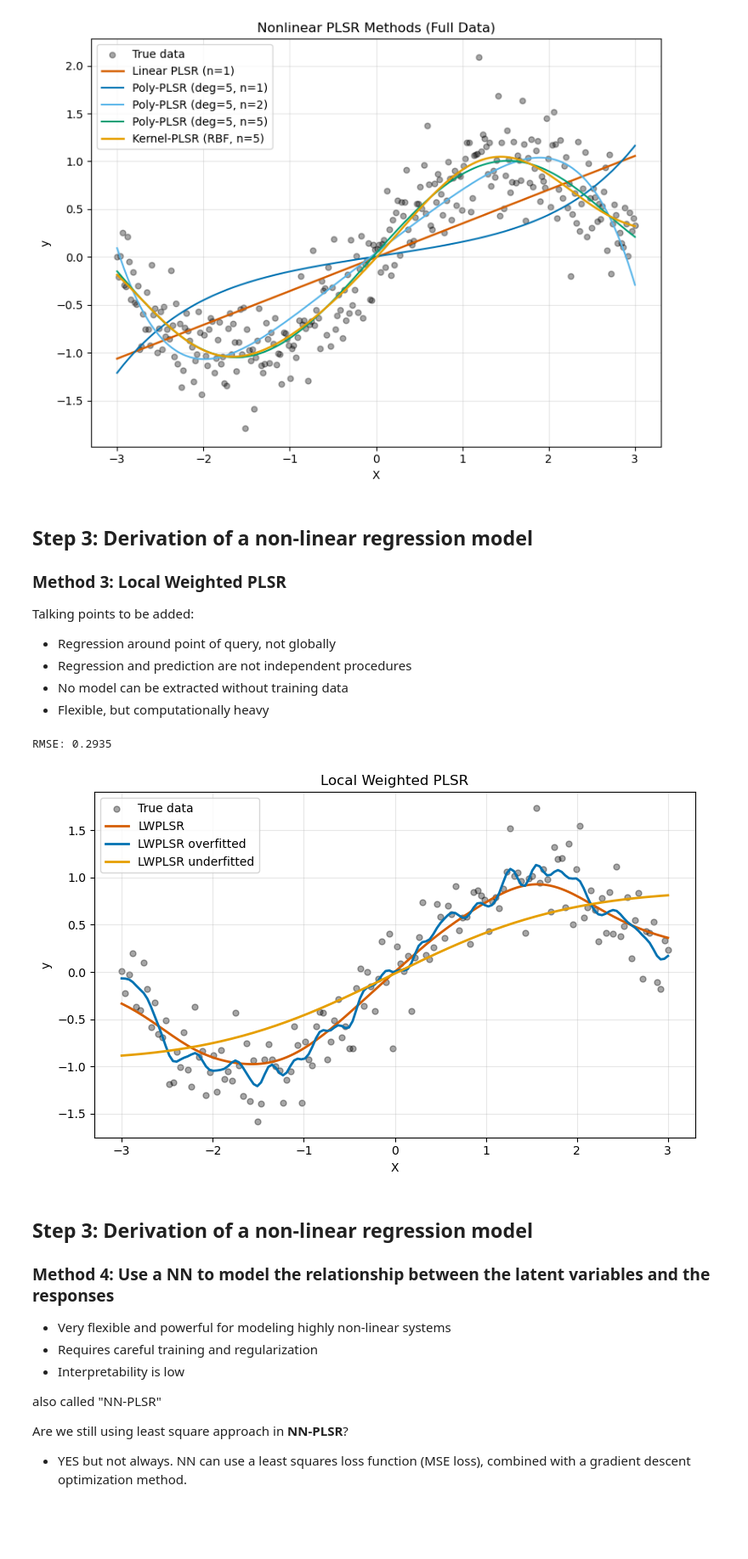
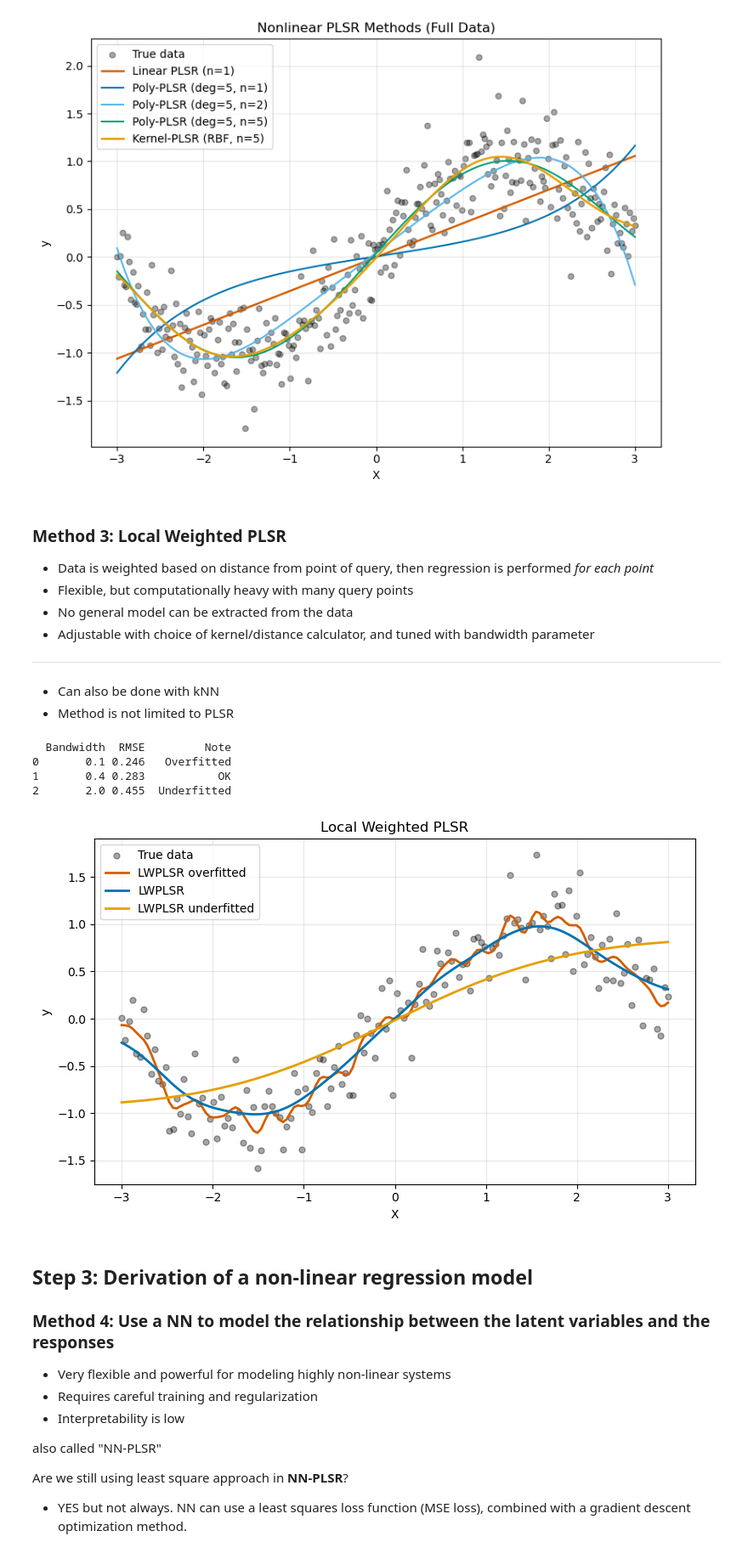
Before and after one commit to coxnevad/NTNU_TK8117_2025, a Jupyter notebook: advanced_week_03/group1/NonLinearPLSR.ipynb, the cells around one changed output. Shown at 85% size. Cells and saved outputs as stored; diff of their text form; code cells hidden in the pictures; blank space fills up the shorter version.

Commit message:
Cleaned LWPLSR code and added talking points

```diff
--- a/advanced_week_03/group1/NonLinearPLSR.ipynb
+++ b/advanced_week_03/group1/NonLinearPLSR.ipynb
@@ -171,14 +171,14 @@ RMSE Table:
 4  Kernel-PLSR (RBF, n=5) 0.294
 [figure]
 # %% [markdown]
-## Step 3: Derivation of a non-linear regression model
 ### Method 3: Local Weighted PLSR
-
-Talking points to be added:
-- Regression around point of query, not globally
-- Regression and prediction are not independent procedures
-- No model can be extracted without training data
-- Flexible, but computationally heavy
+- Data is weighted based on distance from point of query, then regression is performed *for each point*
+- Flexible, but computationally heavy with many query points
+- No general model can be extracted from the data
+- Adjustable with choice of kernel/distance calculator, and tuned with bandwidth parameter
+***
+- Can also be done with kNN
+- Method is not limited to PLSR
 # %%
 # Synthetic non-linear data
 np.random.seed(42)
@@ -194,8 +215,8 @@ def plot_LW(X,y,y_pred,y_pred_over,y_pred_under):
 
     plt.figure(figsize=(8, 5))
     plt.scatter(X, y, label="True data", alpha=0.35, color="black", s=25)
-    plt.plot(X_query, y_pred, label="LWPLSR", color="#D55E00", linewidth=2.0)
-    plt.plot(X_query, y_pred_over, label="LWPLSR overfitted", color="#0072B2", linewidth=2.0)
+    plt.plot(X_query, y_pred_over, label="LWPLSR overfitted", color="#D55E00", linewidth=2.0)
+    plt.plot(X_query, y_pred, label="LWPLSR", color="#0072B2", linewidth=2.0)
     plt.plot(X_query, y_pred_under, label="LWPLSR underfitted", color="#E69F00", linewidth=2.0)
 
     plt.title("Local Weighted PLSR")
@@ -223,20 +244,22 @@ def lwplsr(X, y, X_query, kernel = 'rbf', bandwidth = 0.5):
         pls = PLSRegression(n_components=1).fit(X_weighted, y_weighted)
 
         # Predict y at query point
-        y0 = pls.predict(x.reshape(-1,1))
-        y_pred = np.append(y_pred,y0)
+        y_pred = np.append(y_pred,pls.predict(x.reshape(-1,1)))
     return y_pred
-
-X_query = X
-y_pred = lwplsr(X, y, X_query, bandwidth = 0.5)
-y_pred_over = lwplsr(X, y, X_query, bandwidth = 0.1)
-y_pred_under = lwplsr(X, y, X_query, bandwidth = 2.0)
-
-plot_LW(X,y,y_pred,y_pred_over,y_pred_under)
-print(f"RMSE: {calc_RMSE(y, y_pred):.4f}")
-# %% [output]
-RMSE: 0.2935
-[figure, removed]
+# %%
+X_query = X
+y_pred = lwplsr(X, y, X_query, bandwidth = 0.4)
+y_pred_over = lwplsr(X, y, X_query, bandwidth = 0.1)
+y_pred_under = lwplsr(X, y, X_query, bandwidth = 2.0)
+
+plot_LW(X,y,y_pred,y_pred_over,y_pred_under)
+print_RMSE(y, y_pred, y_pred_over, y_pred_under)
+# %% [output]
+  Bandwidth  RMSE         Note
+0       0.1 0.246   Overfitted
+1       0.4 0.283           OK
+2       2.0 0.455  Underfitted
+[figure, added]
 # %% [markdown]
 ## Step 3: Derivation of a non-linear regression model
 
```
Also changed, not shown: parts of 4 cells of this notebook.
